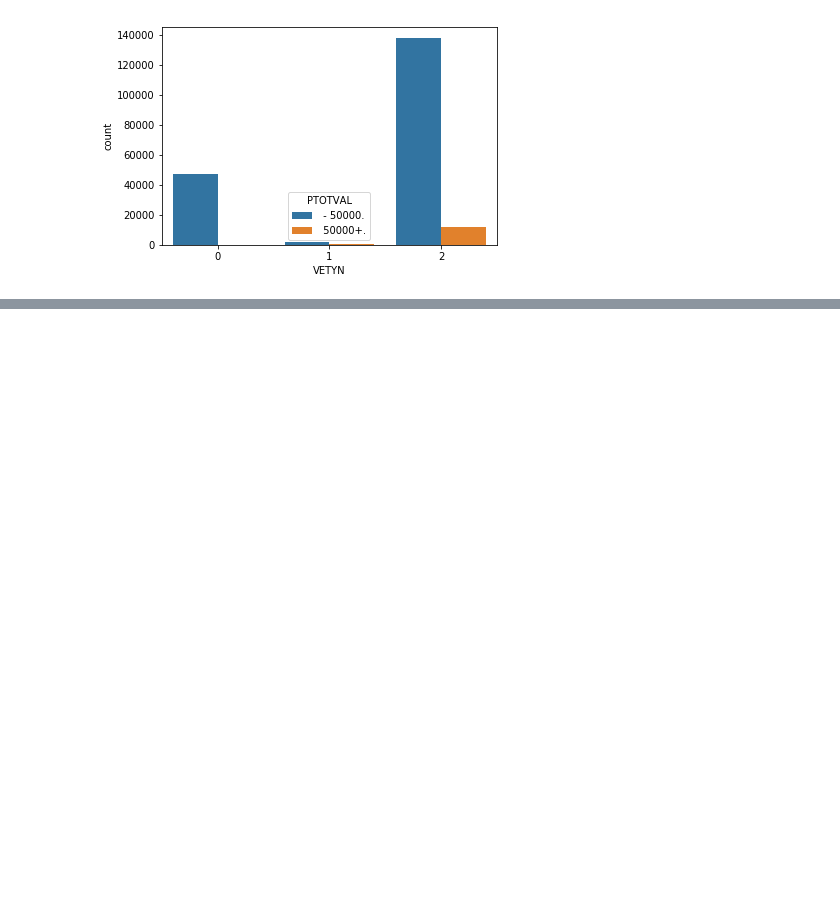
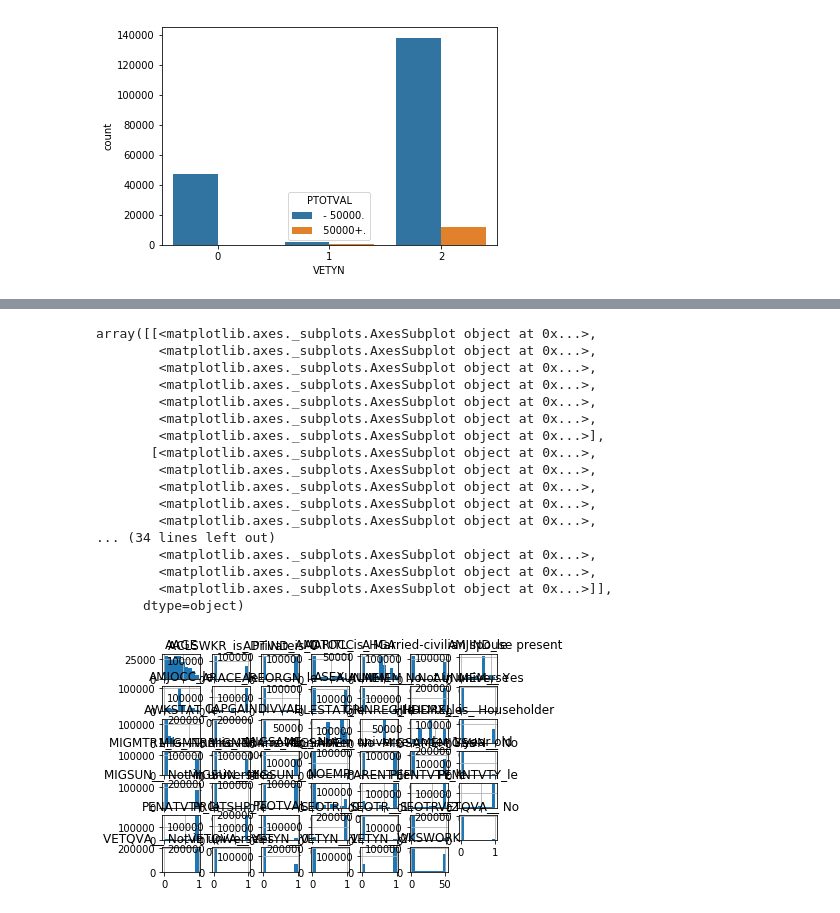
Before and after one commit to nAnna519/python_tasks, a Jupyter notebook: census_income/census-income.ipynb, the cells around one changed output, grey strips where cells are left out. Saved outputs shown, nothing was run; the diff lists cells and outputs as text; code cells hidden in the pictures; blank space fills up the shorter version.

```diff
--- a/census_income/census-income.ipynb
+++ b/census_income/census-income.ipynb
@@ -330,0 +347,21 @@ YEAR
+# %%
+data_train.hist();
+# %% [output]
+array([[<matplotlib.axes._subplots.AxesSubplot object at 0x...>,
+        <matplotlib.axes._subplots.AxesSubplot object at 0x...>,
+        <matplotlib.axes._subplots.AxesSubplot object at 0x...>,
+        <matplotlib.axes._subplots.AxesSubplot object at 0x...>,
+        <matplotlib.axes._subplots.AxesSubplot object at 0x...>,
+        <matplotlib.axes._subplots.AxesSubplot object at 0x...>,
+        <matplotlib.axes._subplots.AxesSubplot object at 0x...>],
+       [<matplotlib.axes._subplots.AxesSubplot object at 0x...>,
+        <matplotlib.axes._subplots.AxesSubplot object at 0x...>,
+        <matplotlib.axes._subplots.AxesSubplot object at 0x...>,
+        <matplotlib.axes._subplots.AxesSubplot object at 0x...>,
+        <matplotlib.axes._subplots.AxesSubplot object at 0x...>,
+... (34 lines left out)
+        <matplotlib.axes._subplots.AxesSubplot object at 0x...>,
+        <matplotlib.axes._subplots.AxesSubplot object at 0x...>,
+        <matplotlib.axes._subplots.AxesSubplot object at 0x...>]],
+      dtype=object)
+[figure, added]
```
Also changed, not shown: parts of 21 cells of this notebook.
